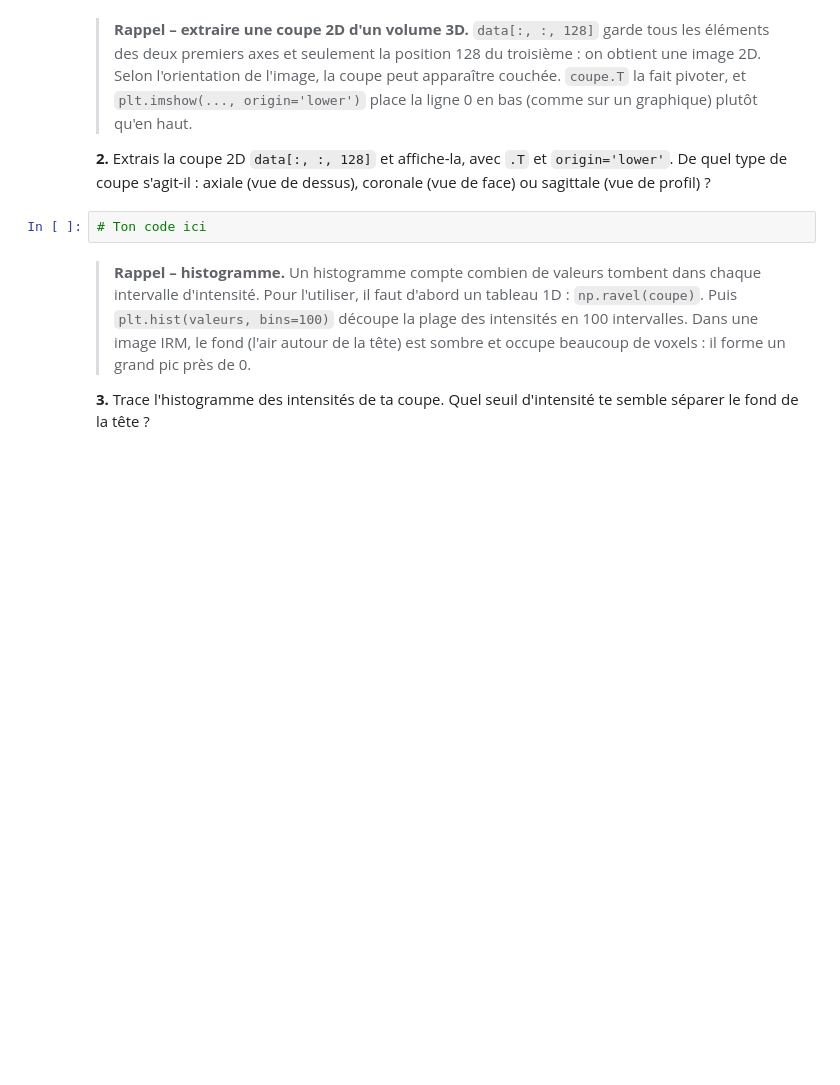
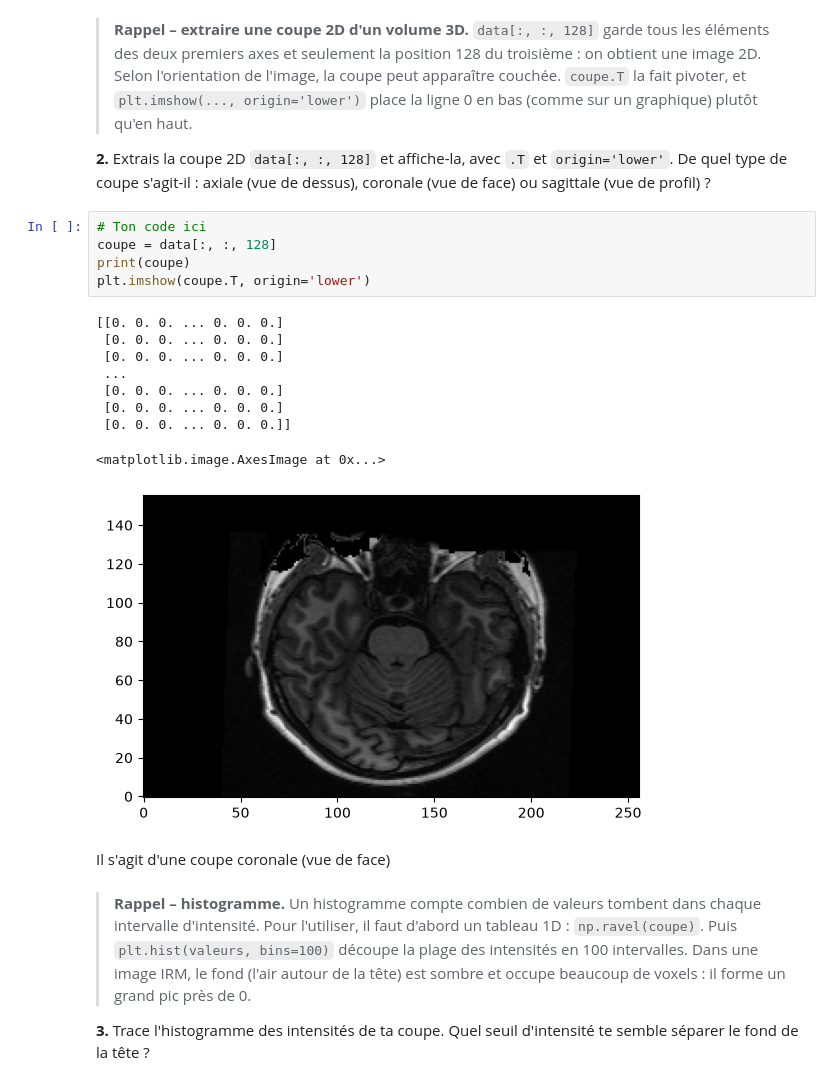
Before and after one commit to stepha-adr/neuroimagery_exercise, a Jupyter notebook: homework/devoir1.ipynb, the cells around one changed output. Cells and saved outputs as stored; diff of their text form; blank space fills up the shorter version.

Commit message:
Devoir 1 : images comme tableaux

```diff
--- a/homework/devoir1.ipynb
+++ b/homework/devoir1.ipynb
@@ -92,6 +128,21 @@ data = img.get_fdata()
 **2.** Extrais la coupe 2D `data[:, :, 128]` et affiche-la, avec `.T` et `origin='lower'`. De quel type de coupe s'agit-il : axiale (vue de dessus), coronale (vue de face) ou sagittale (vue de profil) ?
 # %%
 # Ton code ici
+coupe = data[:, :, 128]
+print(coupe)
+plt.imshow(coupe.T, origin='lower')
+# %% [output]
+[[0. 0. 0. ... 0. 0. 0.]
+ [0. 0. 0. ... 0. 0. 0.]
+ [0. 0. 0. ... 0. 0. 0.]
+ ...
+ [0. 0. 0. ... 0. 0. 0.]
+ [0. 0. 0. ... 0. 0. 0.]
+ [0. 0. 0. ... 0. 0. 0.]]
+<matplotlib.image.AxesImage at 0x...>
+[figure, added]
+# %% [markdown]
+Il s'agit d'une coupe coronale (vue de face)
 # %% [markdown]
 > **Rappel – histogramme.**
 > Un histogramme compte combien de valeurs tombent dans chaque intervalle d'intensité. Pour l'utiliser, il faut d'abord un tableau 1D : `np.ravel(coupe)`. Puis `plt.hist(valeurs, bins=100)` découpe la plage des intensités en 100 intervalles.
```
Also changed, not shown: parts of 11 cells of this notebook.
